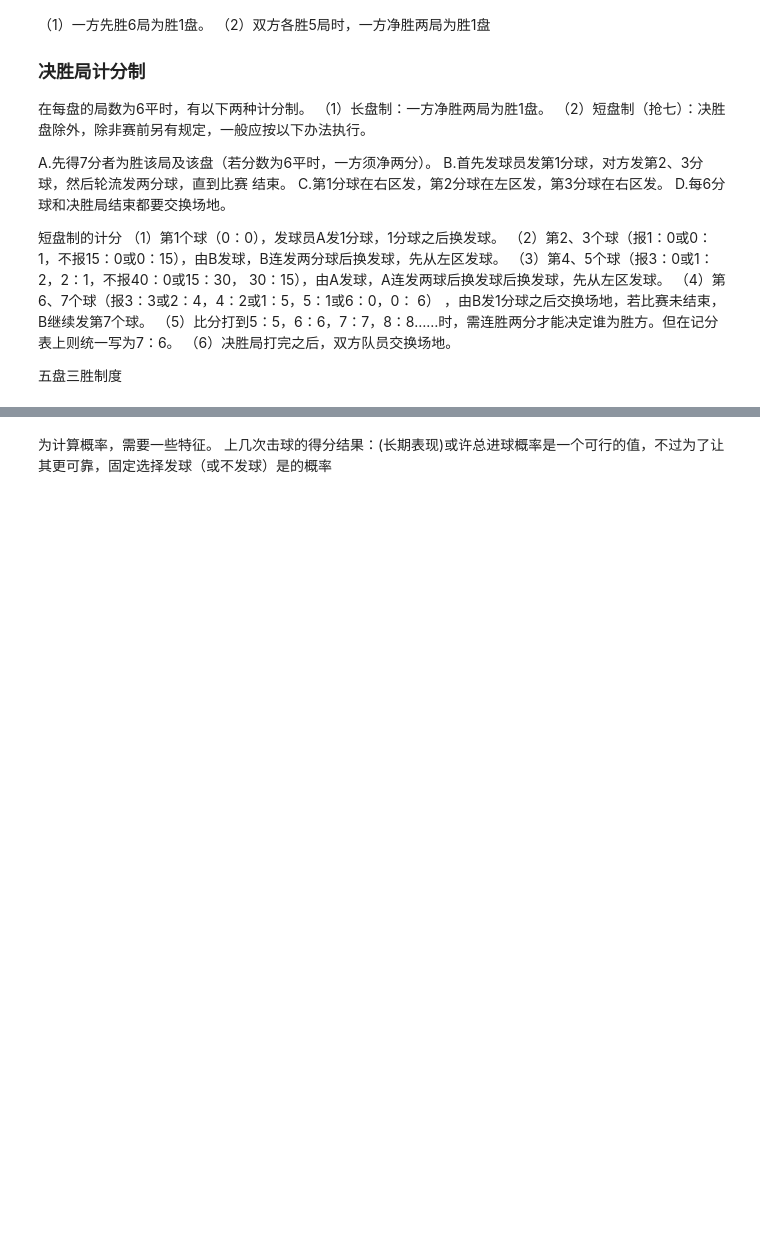
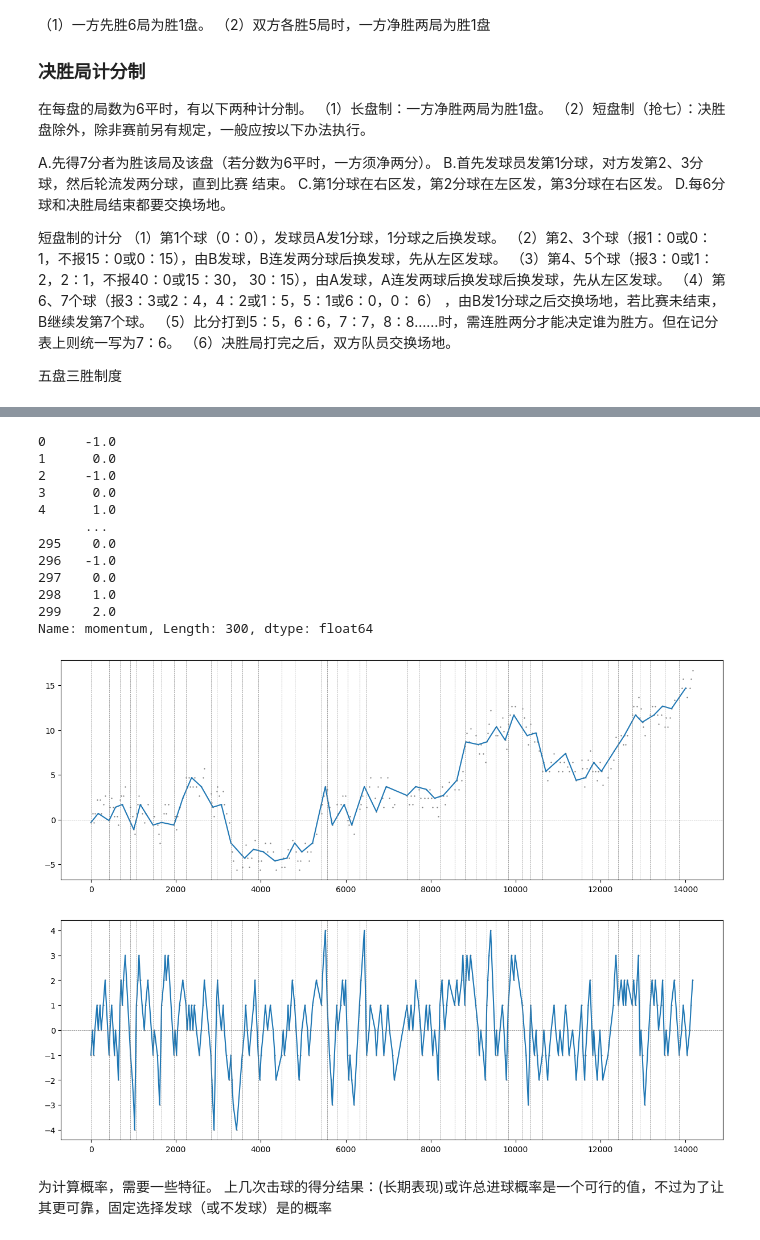
Before and after one commit to Zeauw-cn/mcm-2024, a Jupyter notebook: code/solution.ipynb, the cells around one changed output, grey strips where cells are left out. Saved outputs shown, nothing was run; the diff lists cells and outputs as text; code cells hidden in the pictures; blank space fills up the shorter version.

```diff
--- a/code/solution.ipynb
+++ b/code/solution.ipynb
@@ -158,3 +175,75 @@ for i in range(1,np.max(gameData['set_no'])+1):
+# %%
+def dataCalF(gameData, interval, playerFirst):
+    pointErr = np.zeros(gameData.shape[0])
+    sumOfPoint1 = 0
+    sumOfPoint2 = 0
+    j = 0
+    for j in range(0,gameData.shape[0]):
+        if gameData['point_victor'].iloc[j] == 1:
+            sumOfPoint1 += 1
+        if gameData['point_victor'].iloc[j] == 2:
+            sumOfPoint2 += 1
+        pointErr[j] = sumOfPoint1 - sumOfPoint2
+    momentum = pointErr
+    for i in range(0,gameData.shape[0]):
+        if gameData['server'].iloc[i] == 1:
+            momentum[i] += playerFirst[0]
+        if gameData['server'].iloc[i] == 2:
+            momentum[i] -= playerFirst[1]
+    for i in range(0,gameData.shape[0]):
+        if gameData['p1_ace'].iloc[i] == 1:
+            momentum[i] += 0.5
+        if gameData['p2_ace'].iloc[i] == 1:
+            momentum[i] -= 0.5
+    examplingMomentum = np.zeros((int)(np.floor(gameData.shape[0]/interval)))
+    examplingTime = np.zeros((int)(np.floor(gameData.shape[0]/interval)))
+    for counter in range(0,(int)(np.floor(gameData.shape[0]/interval))):
+        examplingMomentum[counter] = momentum[counter*interval]
+        examplingTime[counter] = gameData['elapsed_time'].iloc[counter*interval]
+    xyData = pd.DataFrame()
+    exyData = pd.DataFrame()
+    xyData['time'] = gameData['elapsed_time']
+    xyData['momentum'] = momentum
+    exyData['momentum'] = examplingMomentum
+    exyData['time'] = examplingTime
+    return xyData, exyData
+
+def matchDataCal(gameData):
+    player1First = gameData[(gameData['point_victor'] == 1)&(gameData['server'] == 1)].shape[0]/gameData[gameData['server'] == 1].shape[0]
+    player2First = gameData[(gameData['point_victor'] == 2)&(gameData['server'] == 2)].shape[0]/gameData[gameData['server'] == 2].shape[0]
+    playerFirst = [player1First, player2First]
+    aceData = np.zeros(gameData.shape[0])
+    return playerFirst
+
+gameData = data[data['match_id'] == 0]
+playerFirst = matchDataCal(gameData)
+xyData, exyData = dataCalF(gameData, 5, playerFirst)
+drawFig(gameData, xyData, exyData, 'main_fig_f.pdf')
+xyDataGame = pd.DataFrame()
+exyDataGame = pd.DataFrame()
+# 对于每一场比赛的小局
+for i in range(1,np.max(gameData['set_no'])+1):
+    for k in range(1,np.max(gameData[gameData['set_no'] == i]['game_no'])+1):
+        gameDataInGame = gameData[(gameData['set_no'] == i)&(gameData['game_no'] == k)]
+        xyData, exyData = dataCal(gameDataInGame, 1)
+        xyDataGame = pd.concat([xyDataGame, xyData])
+        exyDataGame = pd.concat([exyDataGame, exyData])
+drawFig(gameData, xyDataGame, exyDataGame, 'in_game_f.pdf')
+# %% [output]
+0     -1.0
+1      0.0
+2     -1.0
+3      0.0
+4      1.0
+      ...
+295    0.0
+296   -1.0
+297    0.0
+298    1.0
+299    2.0
+Name: momentum, Length: 300, dtype: float64
+[figure, added]
+[figure, added]
 # %% [markdown]
 为计算概率，需要一些特征。
 上几次击球的得分结果：(长期表现)或许总进球概率是一个可行的值，不过为了让其更可靠，固定选择发球（或不发球）是的概率
```
Also changed, not shown: parts of 3 cells of this notebook, 1 other file.
